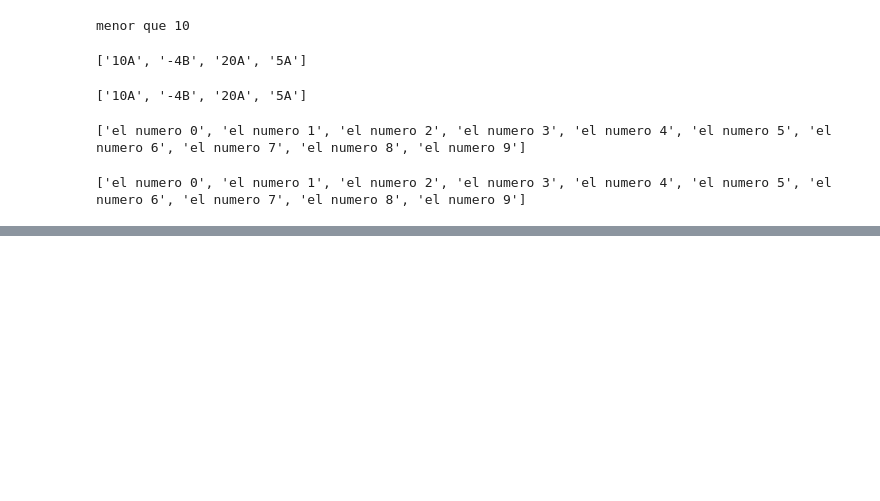
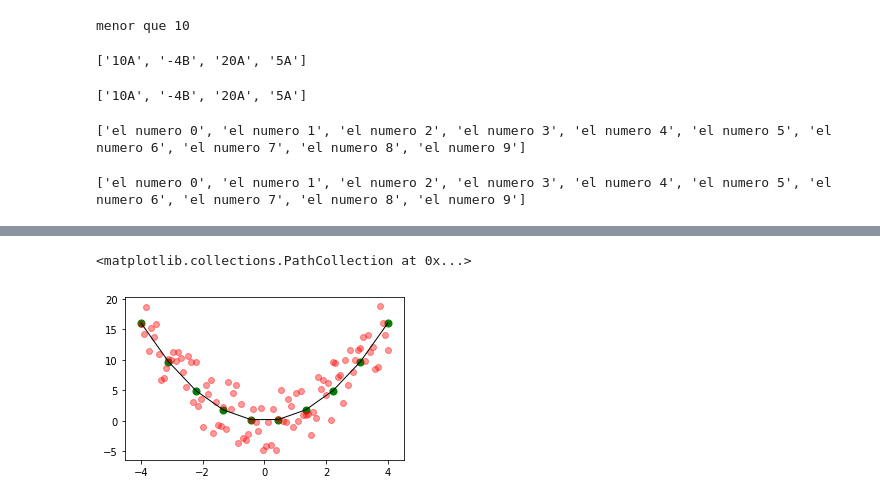
Before and after one commit to rramosp/20182.mldl, a Jupyter notebook: SESION 1.2 - Python.ipynb, the cells around one changed output, grey strips where cells are left out. Drawn from its saved outputs; the diff is of its cells as text; code cells hidden in the pictures; blank space fills up the shorter version.

```diff
--- a/SESION 1.2 - Python.ipynb
+++ b/SESION 1.2 - Python.ipynb
@@ -520,0 +538,14 @@ print r
+# %%
+import matplotlib.pyplot as plt
+import numpy as np
+%matplotlib inline
+plt.figure(figsize=(5,3))
+x = np.linspace(-4,4,10)
+plt.plot(x, x**2, color="black", linewidth=1)
+plt.scatter(x, x**2, c="green", s=50)
+x_r = np.linspace(-4,4,100)
+x_ruido = x_r**2 + (np.random.random(x_r.shape)-0.5)*10
+plt.scatter(x_r,x_ruido, c="red", alpha=0.4)
+# %% [output]
+<matplotlib.collections.PathCollection at 0x...>
+[figure, added]
```
Also changed, not shown: parts of 11 cells of this notebook, 2 other files.
